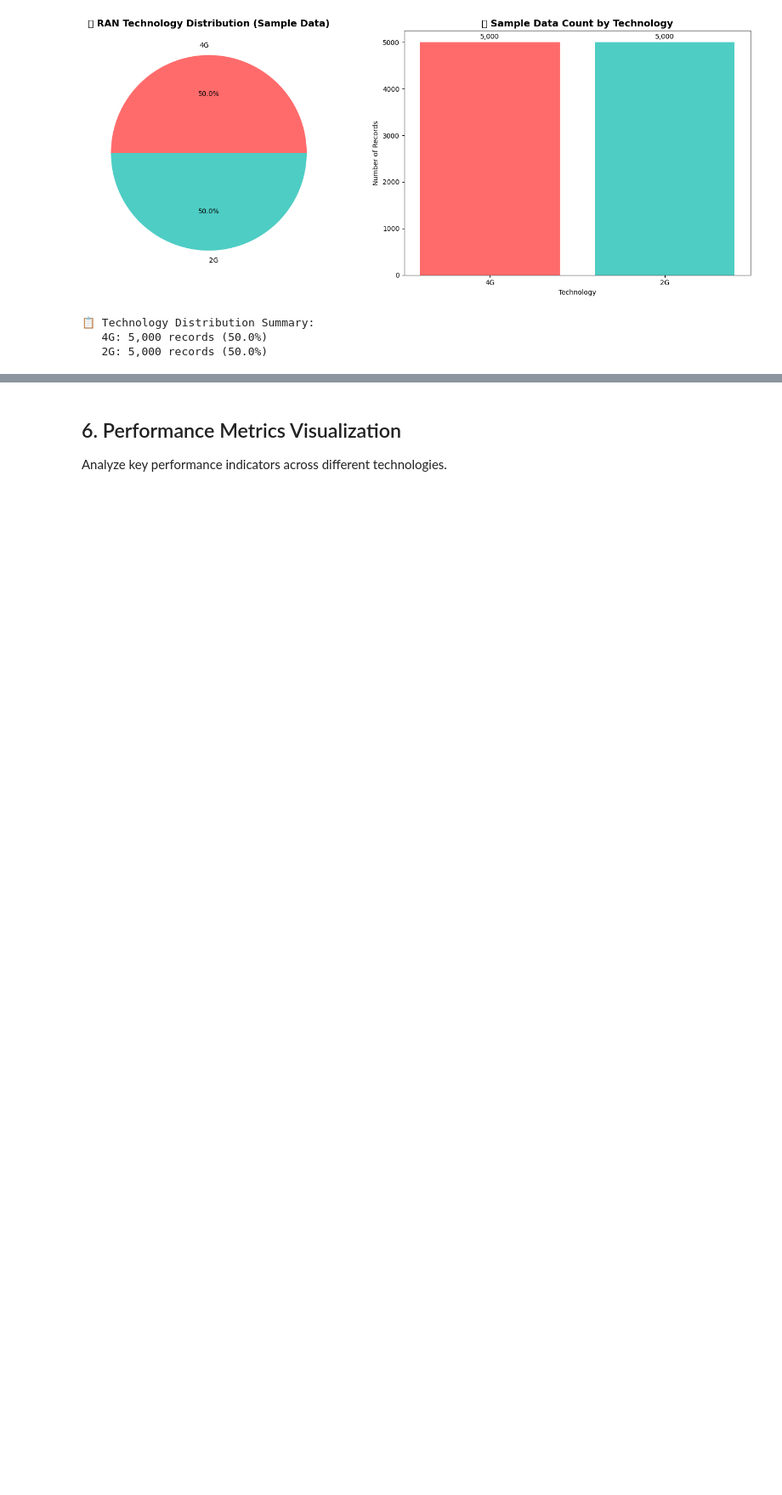
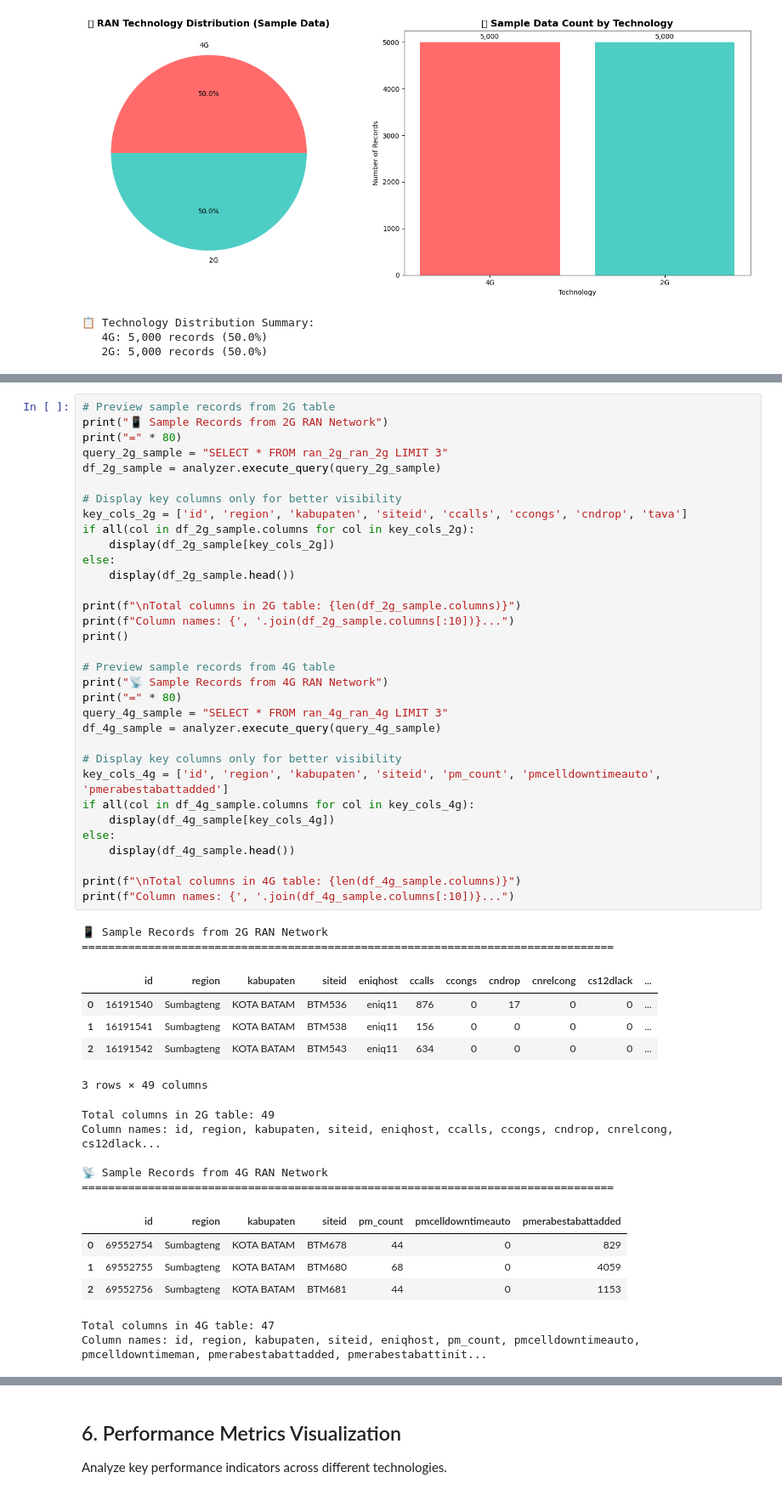
Before and after one commit to dhenandi/ran_sql, a Jupyter notebook: src/import_module/ran_data_visualization.ipynb, the cells around one changed output, grey strips where cells are left out. Shown at 85% size. Cells and saved outputs as stored; diff of their text form; blank space fills up the shorter version.

```diff
--- a/src/import_module/ran_data_visualization.ipynb
+++ b/src/import_module/ran_data_visualization.ipynb
@@ -345,0 +530,52 @@ for tech, count in tech_distribution.items():
+# %%
+# Preview sample records from 2G table
+print("📱 Sample Records from 2G RAN Network")
+print("=" * 80)
+query_2g_sample = "SELECT * FROM ran_2g_ran_2g LIMIT 3"
+df_2g_sample = analyzer.execute_query(query_2g_sample)
+
+# Display key columns only for better visibility
+key_cols_2g = ['id', 'region', 'kabupaten', 'siteid', 'ccalls', 'ccongs', 'cndrop', 'tava']
+if all(col in df_2g_sample.columns for col in key_cols_2g):
+    display(df_2g_sample[key_cols_2g])
+else:
+    display(df_2g_sample.head())
+
+print(f"\nTotal columns in 2G table: {len(df_2g_sample.columns)}")
+print(f"Column names: {', '.join(df_2g_sample.columns[:10])}...")
+print()
+
+# Preview sample records from 4G table
+print("📡 Sample Records from 4G RAN Network")
+print("=" * 80)
+query_4g_sample = "SELECT * FROM ran_4g_ran_4g LIMIT 3"
+df_4g_sample = analyzer.execute_query(query_4g_sample)
+
+# Display key columns only for better visibility
+key_cols_4g = ['id', 'region', 'kabupaten', 'siteid', 'pm_count', 'pmcelldowntimeauto', 'pmerabestabattadded']
+if all(col in df_4g_sample.columns for col in key_cols_4g):
+    display(df_4g_sample[key_cols_4g])
+else:
+    display(df_4g_sample.head())
+
+print(f"\nTotal columns in 4G table: {len(df_4g_sample.columns)}")
+print(f"Column names: {', '.join(df_4g_sample.columns[:10])}...")
+# %% [output]
+📱 Sample Records from 2G RAN Network
+================================================================================
+|  | id | region | kabupaten | siteid | eniqhost | ccalls | ccongs | cndrop | cnrelcong | cs12dlack | ... |
+| 0 | 16191540 | Sumbagteng | KOTA BATAM | BTM536 | eniq11 | 876 | 0 | 17 | 0 | 0 | ... |
+| 1 | 16191541 | Sumbagteng | KOTA BATAM | BTM538 | eniq11 | 156 | 0 | 0 | 0 | 0 | ... |
+| 2 | 16191542 | Sumbagteng | KOTA BATAM | BTM543 | eniq11 | 634 | 0 | 0 | 0 | 0 | ... |
+3 rows × 49 columns
+Total columns in 2G table: 49
+Column names: id, region, kabupaten, siteid, eniqhost, ccalls, ccongs, cndrop, cnrelcong, cs12dlack...
+
+📡 Sample Records from 4G RAN Network
+================================================================================
+|  | id | region | kabupaten | siteid | pm_count | pmcelldowntimeauto | pmerabestabattadded |
+| 0 | 69552754 | Sumbagteng | KOTA BATAM | BTM678 | 44 | 0 | 829 |
+| 1 | 69552755 | Sumbagteng | KOTA BATAM | BTM680 | 68 | 0 | 4059 |
+| 2 | 69552756 | Sumbagteng | KOTA BATAM | BTM681 | 44 | 0 | 1153 |
+Total columns in 4G table: 47
+Column names: id, region, kabupaten, siteid, eniqhost, pm_count, pmcelldowntimeauto, pmcelldowntimeman, pmerabestabattadded, pmerabestabattinit...
```
Also changed, not shown: parts of 13 cells of this notebook, 38 other files.
